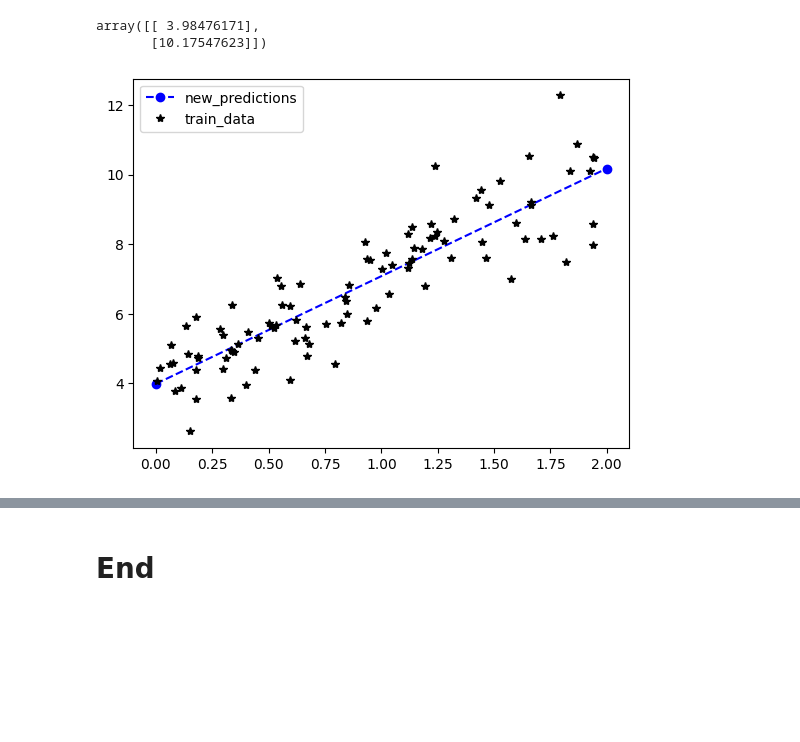
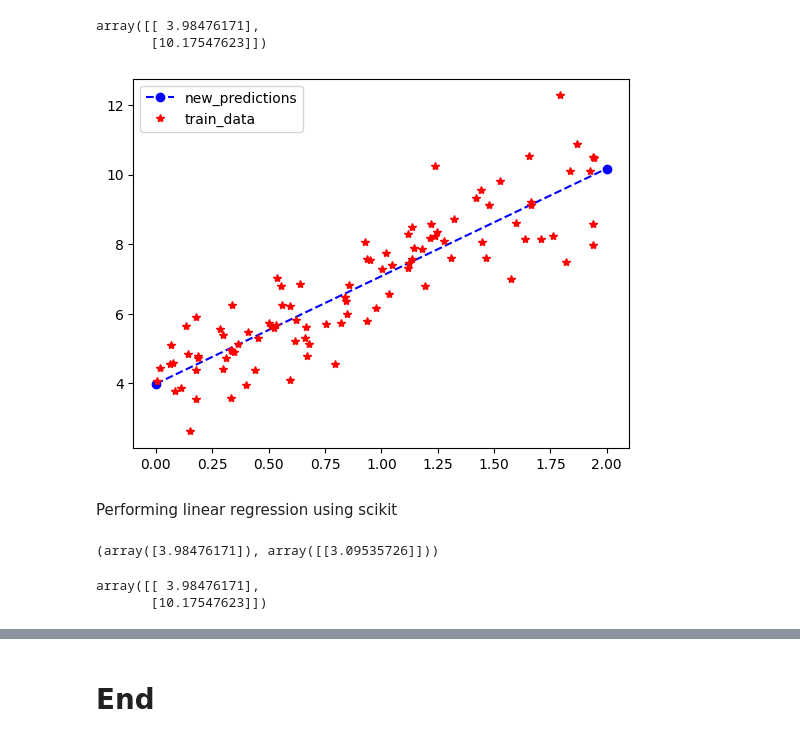
Before and after one commit to indhra/Hands_On_Machine_Learning, a Jupyter notebook: L4-TrainingModels_LR_GD.ipynb, the cells around one changed output, grey strips where cells are left out. Saved outputs shown, nothing was run; the diff lists cells and outputs as text; code cells hidden in the pictures; blank space fills up the shorter version.

```diff
--- a/L4-TrainingModels_LR_GD.ipynb
+++ b/L4-TrainingModels_LR_GD.ipynb
@@ -74,11 +76,26 @@ array([[ 3.98476171],
 # %%
 # lets plot the above
 
 import matplotlib.pyplot as plt
 
 plt.plot(x_new, y_predict, 'ob--', label='new_predictions')
-plt.plot(x, y, 'k*', label='train_data')
+plt.plot(x, y, 'r*', label='train_data')
 plt.legend()
 plt.show()
 # %% [output]
-[figure, old version]
+[figure, new version]
+# %% [markdown]
+Performing linear regression using scikit
+# %%
+from sklearn.linear_model import LinearRegression
+
+lin_reg = LinearRegression()
+lin_reg.fit(x, y)
+lin_reg.intercept_, lin_reg.coef_
+# %% [output]
+(array([3.98476171]), array([[3.09535726]]))
+# %%
+lin_reg.predict(x_new)
+# %% [output]
+array([[ 3.98476171],
+       [10.17547623]])
```
Also changed, not shown: parts of 19 cells of this notebook, 1 other file.
